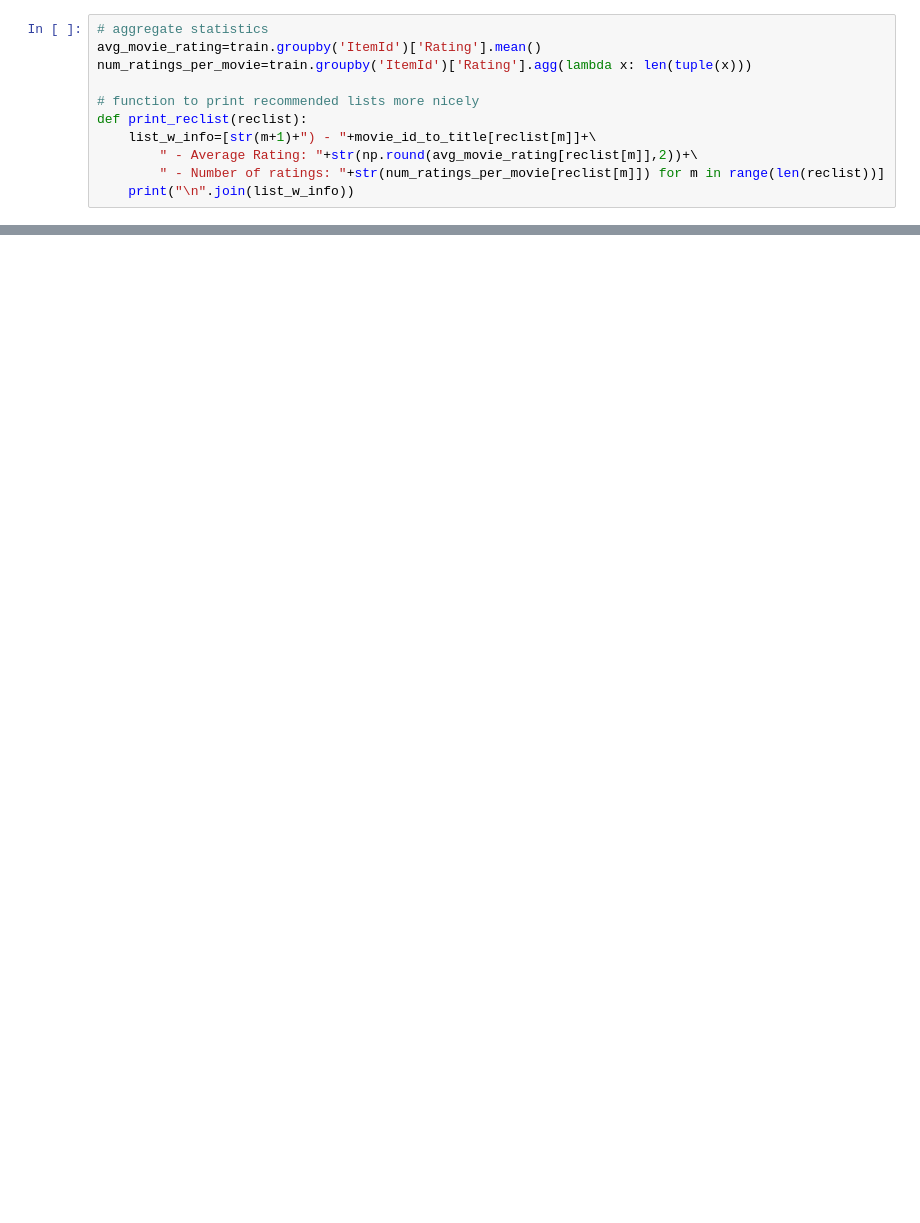
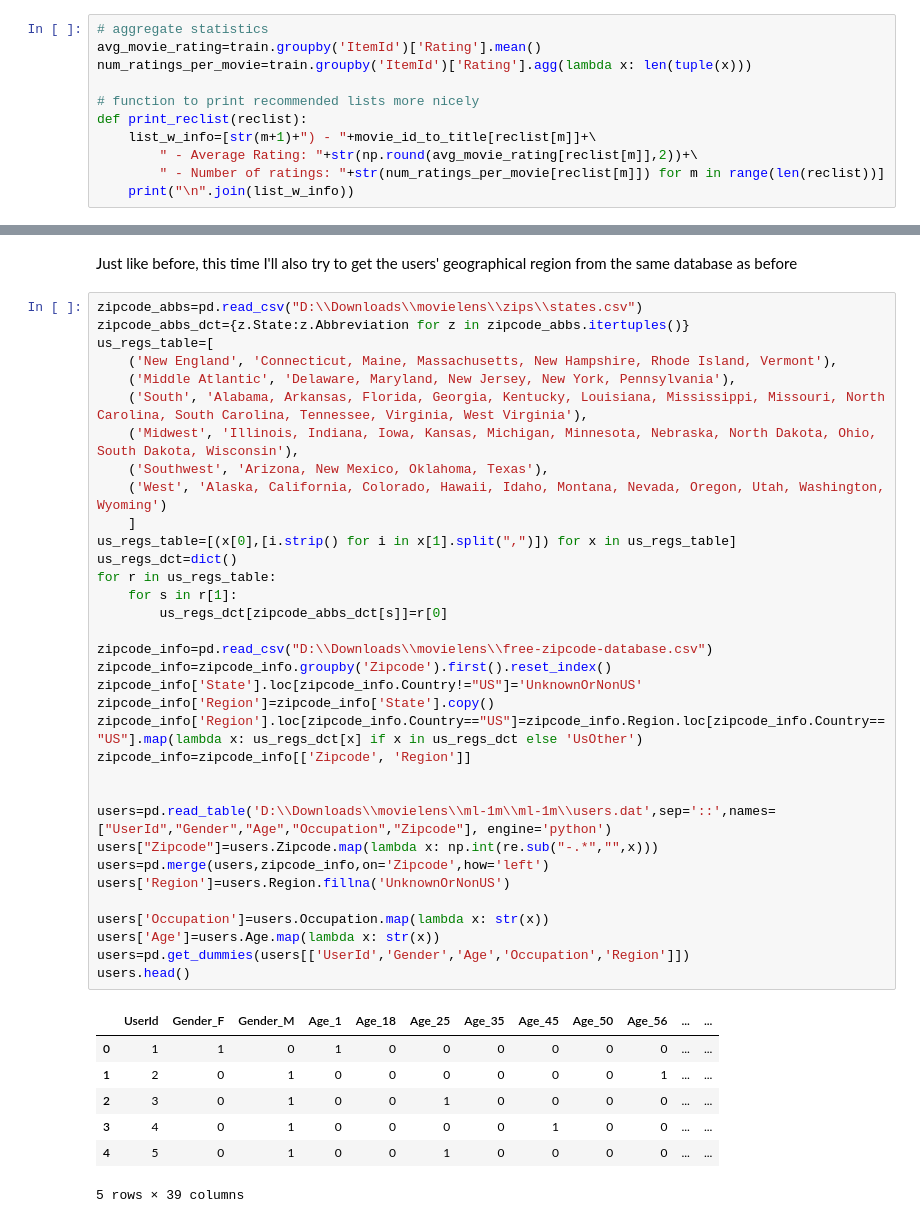
Before and after one commit to david-cortes/cmfrec, a Jupyter notebook: example/cmfrec_movielens_sideinfo.ipynb, the cells around one changed output, grey strips where cells are left out. Saved outputs shown, nothing was run; the diff lists cells and outputs as text; blank space fills up the shorter version.

```diff
--- a/example/cmfrec_movielens_sideinfo.ipynb
+++ b/example/cmfrec_movielens_sideinfo.ipynb
@@ -444,0 +505,44 @@ print_reclist(reclist3)
+# %% [markdown]
+Just like before, this time I'll also try to get the users' geographical region from the same database as before
+# %%
+zipcode_abbs=pd.read_csv("D:\\Downloads\\movielens\\zips\\states.csv")
+zipcode_abbs_dct={z.State:z.Abbreviation for z in zipcode_abbs.itertuples()}
+us_regs_table=[
+    ('New England', 'Connecticut, Maine, Massachusetts, New Hampshire, Rhode Island, Vermont'),
+    ('Middle Atlantic', 'Delaware, Maryland, New Jersey, New York, Pennsylvania'),
+    ('South', 'Alabama, Arkansas, Florida, Georgia, Kentucky, Louisiana, Mississippi, Missouri, North Carolina, South Carolina, Tennessee, Virginia, West Virginia'),
+    ('Midwest', 'Illinois, Indiana, Iowa, Kansas, Michigan, Minnesota, Nebraska, North Dakota, Ohio, South Dakota, Wisconsin'),
+    ('Southwest', 'Arizona, New Mexico, Oklahoma, Texas'),
+    ('West', 'Alaska, California, Colorado, Hawaii, Idaho, Montana, Nevada, Oregon, Utah, Washington, Wyoming')
+    ]
+us_regs_table=[(x[0],[i.strip() for i in x[1].split(",")]) for x in us_regs_table]
+us_regs_dct=dict()
+for r in us_regs_table:
+    for s in r[1]:
+        us_regs_dct[zipcode_abbs_dct[s]]=r[0]
+
+zipcode_info=pd.read_csv("D:\\Downloads\\movielens\\free-zipcode-database.csv")
+zipcode_info=zipcode_info.groupby('Zipcode').first().reset_index()
+zipcode_info['State'].loc[zipcode_info.Country!="US"]='UnknownOrNonUS'
+zipcode_info['Region']=zipcode_info['State'].copy()
+zipcode_info['Region'].loc[zipcode_info.Country=="US"]=zipcode_info.Region.loc[zipcode_info.Country=="US"].map(lambda x: us_regs_dct[x] if x in us_regs_dct else 'UsOther')
+zipcode_info=zipcode_info[['Zipcode', 'Region']]
+
+
+users=pd.read_table('D:\\Downloads\\movielens\\ml-1m\\ml-1m\\users.dat',sep='::',names=["UserId","Gender","Age","Occupation","Zipcode"], engine='python')
+users["Zipcode"]=users.Zipcode.map(lambda x: np.int(re.sub("-.*","",x)))
+users=pd.merge(users,zipcode_info,on='Zipcode',how='left')
+users['Region']=users.Region.fillna('UnknownOrNonUS')
+
+users['Occupation']=users.Occupation.map(lambda x: str(x))
+users['Age']=users.Age.map(lambda x: str(x))
+users=pd.get_dummies(users[['UserId','Gender','Age','Occupation','Region']])
+users.head()
+# %% [output]
+|  | UserId | Gender_F | Gender_M | Age_1 | Age_18 | Age_25 | Age_35 | Age_45 | Age_50 | Age_56 | ... | ... |
+| 0 | 1 | 1 | 0 | 1 | 0 | 0 | 0 | 0 | 0 | 0 | ... | ... |
+| 1 | 2 | 0 | 1 | 0 | 0 | 0 | 0 | 0 | 0 | 1 | ... | ... |
+| 2 | 3 | 0 | 1 | 0 | 0 | 1 | 0 | 0 | 0 | 0 | ... | ... |
+| 3 | 4 | 0 | 1 | 0 | 0 | 0 | 0 | 1 | 0 | 0 | ... | ... |
+| 4 | 5 | 0 | 1 | 0 | 0 | 1 | 0 | 0 | 0 | 0 | ... | ... |
+5 rows × 39 columns
```
Also changed, not shown: parts of 31 cells of this notebook, 3 other files.
